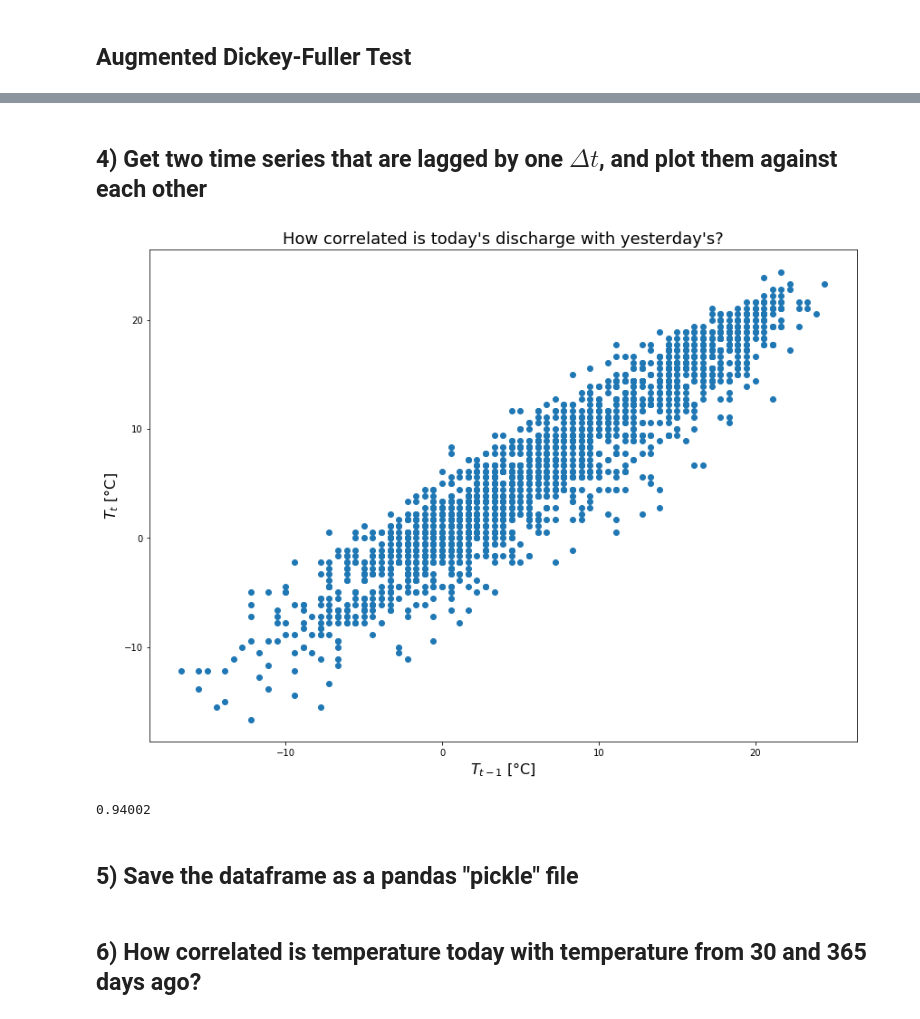
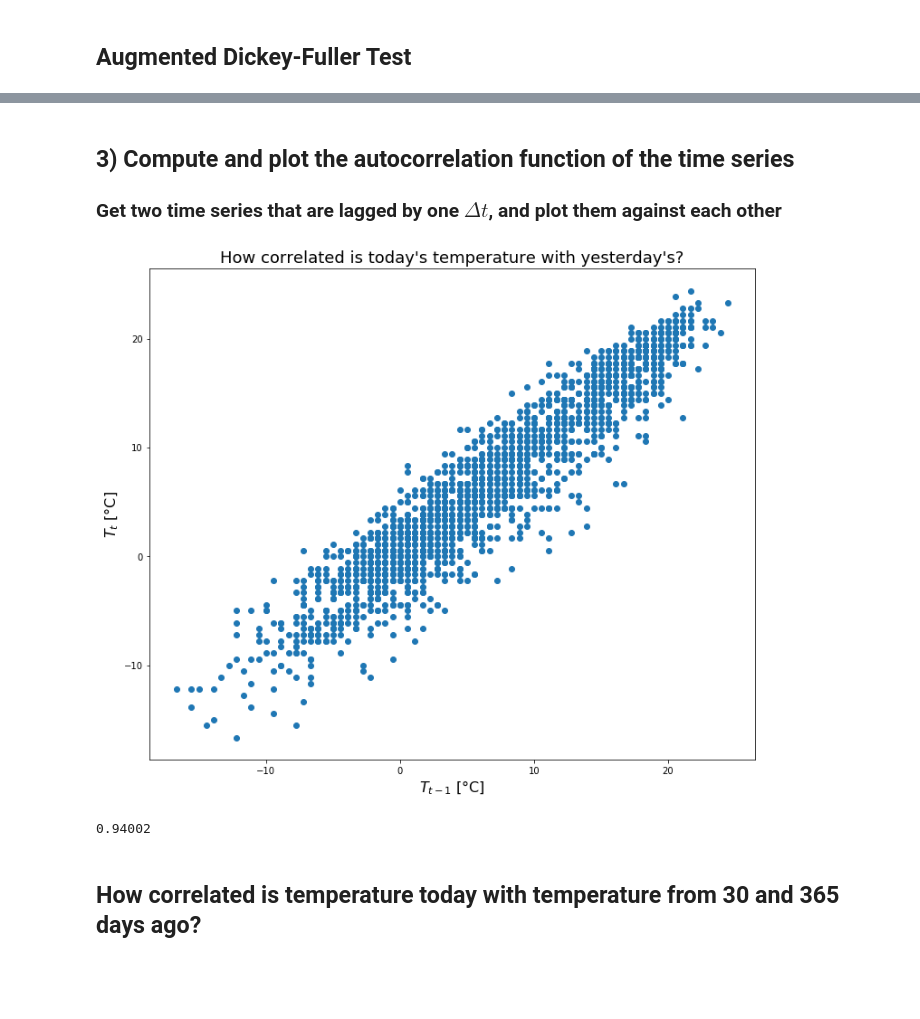
Before and after one commit to zakkhess/GEOS-518-Applied-Hydrologic-Modeling, a Jupyter notebook: LoadData_BB_AirT_analysis.ipynb, the cells around one changed output, grey strips where cells are left out. Cells and saved outputs as stored; diff of their text form; code cells hidden in the pictures; blank space fills up the shorter version.

```diff
--- a/LoadData_BB_AirT_analysis.ipynb
+++ b/LoadData_BB_AirT_analysis.ipynb
@@ -114,34 +124,33 @@ Critical Values:
 # %% [markdown]
-## 4) Get two time series that are lagged by one $\Delta t$, and plot them against each other
+## 3) Compute and plot the autocorrelation function of the time series
+### Get two time series that are lagged by one $\Delta t$, and plot them against each other
 # %%
 # Use the pandas .values operator to load the values of temperature (the 'T(C)' column)
 # from the pandas dataframe into a numpy array
 T = df['T(C)'].values
 
 # Use numpy array indexing to get Temp. from October 2, 2012 to September 30, 2017.
 # The 'end' of a numpy array can be indexed using -1: as if the index in the negative direction
 # wraps back around to the end of the record
 Tt   = T[1:-1]
 
 # Similarly get discharge from October 1, 2012 to September 29, 2017 by getting data from the
 # beginning of the record to the 'end' minus 1 using the -2 as the index.
 Ttm1 = T[0:-2]
 
 
 # Use Matplotlib to create a scatter plot of these two time series, create a title and label axes
-plt.figure(figsize=(14,10))
+plt.figure(figsize=(12,10))
 plt.plot(Ttm1,Tt,'o')
-plt.title('How correlated is today\'s discharge with yesterday\'s?',fontsize=18)
+plt.title('How correlated is today\'s temperature with yesterday\'s?',fontsize=18)
 plt.xlabel('$T_{t-1}$ [\N{DEGREE SIGN}C]',fontsize=16)
 plt.ylabel('$T_t$ [\N{DEGREE SIGN}C]',fontsize=16)
 plt.show()
 
 #statistical measure of the correlation (R^2 value)
 R2=np.corrcoef(Ttm1,Tt)
 R2 = round(R2[1,0],5)
 print(R2)
 # %% [output]
-[figure, old version]
+[figure, new version]
 0.94002
-# %% [markdown]
-## 5) Save the dataframe as a pandas "pickle" file
@@ -150,5 +157,5 @@ df.to_pickle('BogusBasin_AirTemp_2010to2017.pkl')
 # %% [markdown]
-## 6) How correlated is temperature today with temperature from 30 and 365 days ago?
+##  How correlated is temperature today with temperature from 30 and 365 days ago?
 # %%
 ###################################
 ##30 days
```
Also changed, not shown: parts of 19 cells of this notebook.
